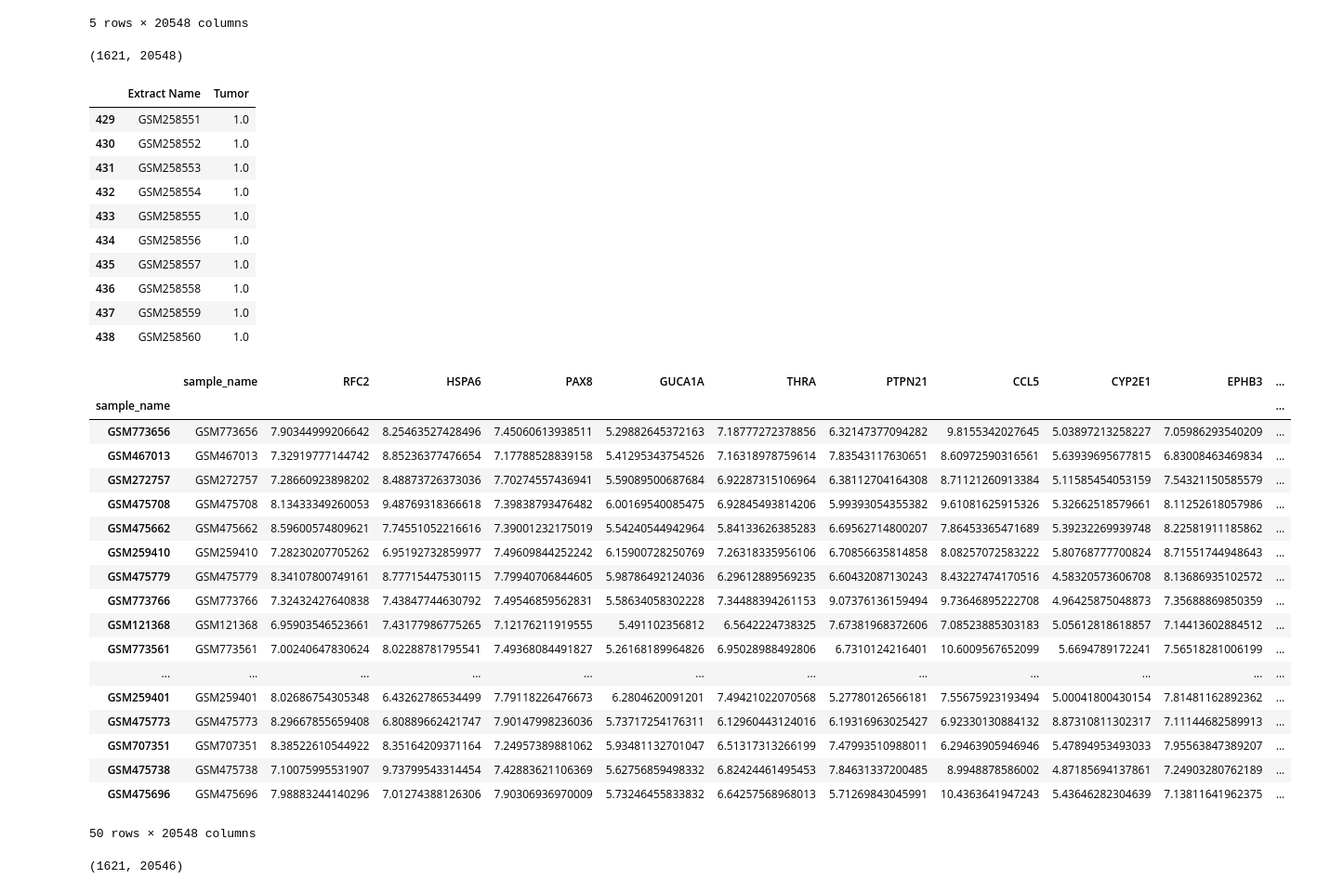
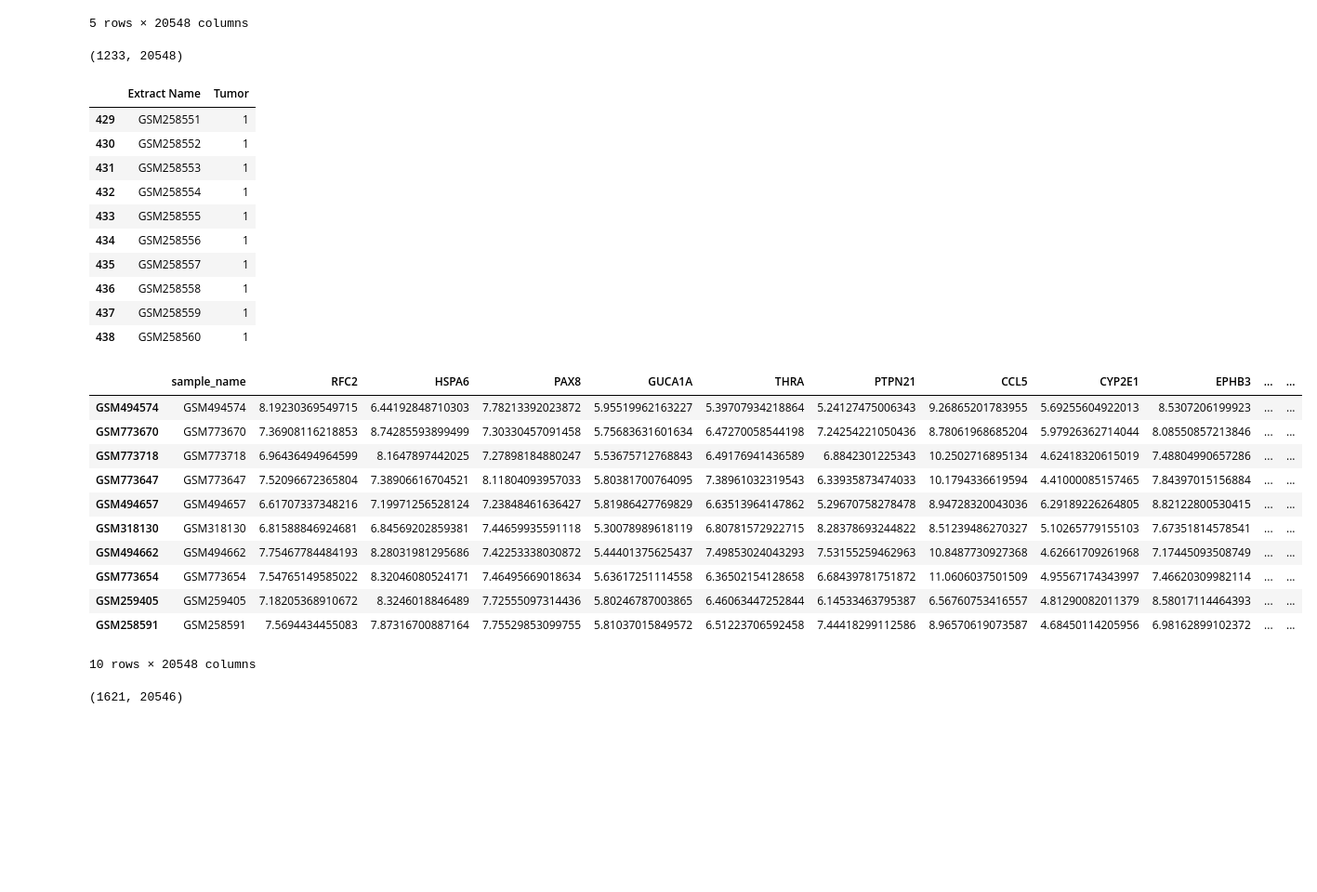
Before and after one commit to Jantunev/ProyectoML, a Jupyter notebook: 1_OrdenarData.ipynb, the cells around one changed output. Shown at 93% size. Saved outputs shown, nothing was run; the diff lists cells and outputs as text; code cells hidden in the pictures; blank space fills up the shorter version.

Commit message:
Correccion_Merge

```diff
--- a/1_OrdenarData.ipynb
+++ b/1_OrdenarData.ipynb
@@ -136,4 +136,4 @@ Series([], dtype: float64)
 # %% [markdown]
 Combinando las celdas para obtener los valores resultado
 # %%
-df7=df2.merge(df6,how='left',left_on='sample_name',right_on='Extract Name',left_index=True)
+df7=df2.merge(df6,how='inner',left_on='sample_name',right_on='Extract Name',left_index=True)
@@ -154,45 +182,39 @@ df7.head()
 # %%
 df7.shape
 # %% [output]
-(1621, 20548)
+(1233, 20548)
 # %%
 df7.iloc[0:10,20546:20548]
 # %% [output]
 |  | Extract Name | Tumor |
-| 429 | GSM258551 | 1.0 |
-| 430 | GSM258552 | 1.0 |
-| 431 | GSM258553 | 1.0 |
-| 432 | GSM258554 | 1.0 |
-| 433 | GSM258555 | 1.0 |
-| 434 | GSM258556 | 1.0 |
-| 435 | GSM258557 | 1.0 |
-| 436 | GSM258558 | 1.0 |
-| 437 | GSM258559 | 1.0 |
-| 438 | GSM258560 | 1.0 |
+| 429 | GSM258551 | 1 |
+| 430 | GSM258552 | 1 |
+| 431 | GSM258553 | 1 |
+| 432 | GSM258554 | 1 |
+| 433 | GSM258555 | 1 |
+| 434 | GSM258556 | 1 |
+| 435 | GSM258557 | 1 |
+| 436 | GSM258558 | 1 |
+| 437 | GSM258559 | 1 |
+| 438 | GSM258560 | 1 |
 # %%
 df7.set_index(df7['sample_name'],inplace=True)
+df7.index.name = None
 # %%
-df7.sample(50)
+df7.sample(10)
 # %% [output]
-|  | sample_name | RFC2 | HSPA6 | PAX8 | GUCA1A | THRA | PTPN21 | CCL5 | CYP2E1 | EPHB3 | ... |
-| sample_name |  |  |  |  |  |  |  |  |  |  | ... |
-| GSM773656 | GSM773656 | 7.90344999206642 | 8.25463527428496 | 7.45060613938511 | 5.29882645372163 | 7.18777272378856 | 6.32147377094282 | 9.8155342027645 | 5.03897213258227 | 7.05986293540209 | ... |
-| GSM467013 | GSM467013 | 7.32919777144742 | 8.85236377476654 | 7.17788528839158 | 5.41295343754526 | 7.16318978759614 | 7.83543117630651 | 8.60972590316561 | 5.63939695677815 | 6.83008463469834 | ... |
-| GSM272757 | GSM272757 | 7.28660923898202 | 8.48873726373036 | 7.70274557436941 | 5.59089500687684 | 6.92287315106964 | 6.38112704164308 | 8.71121260913384 | 5.11585454053159 | 7.54321150585579 | ... |
-| GSM475708 | GSM475708 | 8.13433349260053 | 9.48769318366618 | 7.39838793476482 | 6.00169540085475 | 6.92845493814206 | 5.99393054355382 | 9.61081625915326 | 5.32662518579661 | 8.11252618057986 | ... |
-| GSM475662 | GSM475662 | 8.59600574809621 | 7.74551052216616 | 7.39001232175019 | 5.54240544942964 | 5.84133626385283 | 6.69562714800207 | 7.86453365471689 | 5.39232269939748 | 8.22581911185862 | ... |
-| GSM259410 | GSM259410 | 7.28230207705262 | 6.95192732859977 | 7.49609844252242 | 6.15900728250769 | 7.26318335956106 | 6.70856635814858 | 8.08257072583222 | 5.80768777700824 | 8.71551744948643 | ... |
-| GSM475779 | GSM475779 | 8.34107800749161 | 8.77715447530115 | 7.79940706844605 | 5.98786492124036 | 6.29612889569235 | 6.60432087130243 | 8.43227474170516 | 4.58320573606708 | 8.13686935102572 | ... |
-| GSM773766 | GSM773766 | 7.32432427640838 | 7.43847744630792 | 7.49546859562831 | 5.58634058302228 | 7.34488394261153 | 9.07376136159494 | 9.73646895222708 | 4.96425875048873 | 7.35688869850359 | ... |
-| GSM121368 | GSM121368 | 6.95903546523661 | 7.43177986775265 | 7.12176211919555 | 5.491102356812 | 6.5642224738325 | 7.67381968372606 | 7.08523885303183 | 5.05612818618857 | 7.14413602884512 | ... |
-| GSM773561 | GSM773561 | 7.00240647830624 | 8.02288781795541 | 7.49368084491827 | 5.26168189964826 | 6.95028988492806 | 6.7310124216401 | 10.6009567652099 | 5.6694789172241 | 7.56518281006199 | ... |
-| ... | ... | ... | ... | ... | ... | ... | ... | ... | ... | ... | ... |
-| GSM259401 | GSM259401 | 8.02686754305348 | 6.43262786534499 | 7.79118226476673 | 6.2804620091201 | 7.49421022070568 | 5.27780126566181 | 7.55675923193494 | 5.00041800430154 | 7.81481162892362 | ... |
-| GSM475773 | GSM475773 | 8.29667855659408 | 6.80889662421747 | 7.90147998236036 | 5.73717254176311 | 6.12960443124016 | 6.19316963025427 | 6.92330130884132 | 8.87310811302317 | 7.11144682589913 | ... |
-| GSM707351 | GSM707351 | 8.38522610544922 | 8.35164209371164 | 7.24957389881062 | 5.93481132701047 | 6.51317313266199 | 7.47993510988011 | 6.29463905946946 | 5.47894953493033 | 7.95563847389207 | ... |
-| GSM475738 | GSM475738 | 7.10075995531907 | 9.73799543314454 | 7.42883621106369 | 5.62756859498332 | 6.82424461495453 | 7.84631337200485 | 8.9948878586002 | 4.87185694137861 | 7.24903280762189 | ... |
-| GSM475696 | GSM475696 | 7.98883244140296 | 7.01274388126306 | 7.90306936970009 | 5.73246455833832 | 6.64257568968013 | 5.71269843045991 | 10.4363641947243 | 5.43646282304639 | 7.13811641962375 | ... |
+|  | sample_name | RFC2 | HSPA6 | PAX8 | GUCA1A | THRA | PTPN21 | CCL5 | CYP2E1 | EPHB3 | ... | ... |
+| GSM494574 | GSM494574 | 8.19230369549715 | 6.44192848710303 | 7.78213392023872 | 5.95519962163227 | 5.39707934218864 | 5.24127475006343 | 9.26865201783955 | 5.69255604922013 | 8.5307206199923 | ... | ... |
+| GSM773670 | GSM773670 | 7.36908116218853 | 8.74285593899499 | 7.30330457091458 | 5.75683631601634 | 6.47270058544198 | 7.24254221050436 | 8.78061968685204 | 5.97926362714044 | 8.08550857213846 | ... | ... |
+| GSM773718 | GSM773718 | 6.96436494964599 | 8.1647897442025 | 7.27898184880247 | 5.53675712768843 | 6.49176941436589 | 6.8842301225343 | 10.2502716895134 | 4.62418320615019 | 7.48804990657286 | ... | ... |
+| GSM773647 | GSM773647 | 7.52096672365804 | 7.38906616704521 | 8.11804093957033 | 5.80381700764095 | 7.38961032319543 | 6.33935873474033 | 10.1794336619594 | 4.41000085157465 | 7.84397015156884 | ... | ... |
+| GSM494657 | GSM494657 | 6.61707337348216 | 7.19971256528124 | 7.23848461636427 | 5.81986427769829 | 6.63513964147862 | 5.29670758278478 | 8.94728320043036 | 6.29189226264805 | 8.82122800530415 | ... | ... |
+| GSM318130 | GSM318130 | 6.81588846924681 | 6.84569202859381 | 7.44659935591118 | 5.30078989618119 | 6.80781572922715 | 8.28378693244822 | 8.51239486270327 | 5.10265779155103 | 7.67351814578541 | ... | ... |
+| GSM494662 | GSM494662 | 7.75467784484193 | 8.28031981295686 | 7.42253338030872 | 5.44401375625437 | 7.49853024043293 | 7.53155259462963 | 10.8487730927368 | 4.62661709261968 | 7.17445093508749 | ... | ... |
+| GSM773654 | GSM773654 | 7.54765149585022 | 8.32046080524171 | 7.46495669018634 | 5.63617251114558 | 6.36502154128658 | 6.68439781751872 | 11.0606037501509 | 4.95567174343997 | 7.46620309982114 | ... | ... |
+| GSM259405 | GSM259405 | 7.18205368910672 | 8.3246018846489 | 7.72555097314436 | 5.80246787003865 | 6.46063447252844 | 6.14533463795387 | 6.56760753416557 | 4.81290082011379 | 8.58017114464393 | ... | ... |
+| GSM258591 | GSM258591 | 7.5694434455083 | 7.87316700887164 | 7.75529853099755 | 5.81037015849572 | 6.51223706592458 | 7.44418299112586 | 8.96570619073587 | 4.68450114205956 | 6.98162899102372 | ... | ... |
-50 rows × 20548 columns
+10 rows × 20548 columns
 # %%
 df7=df7.drop(['sample_name','Extract Name'],axis=1)
 df7.shape
```
Also changed, not shown: parts of 13 cells of this notebook.
